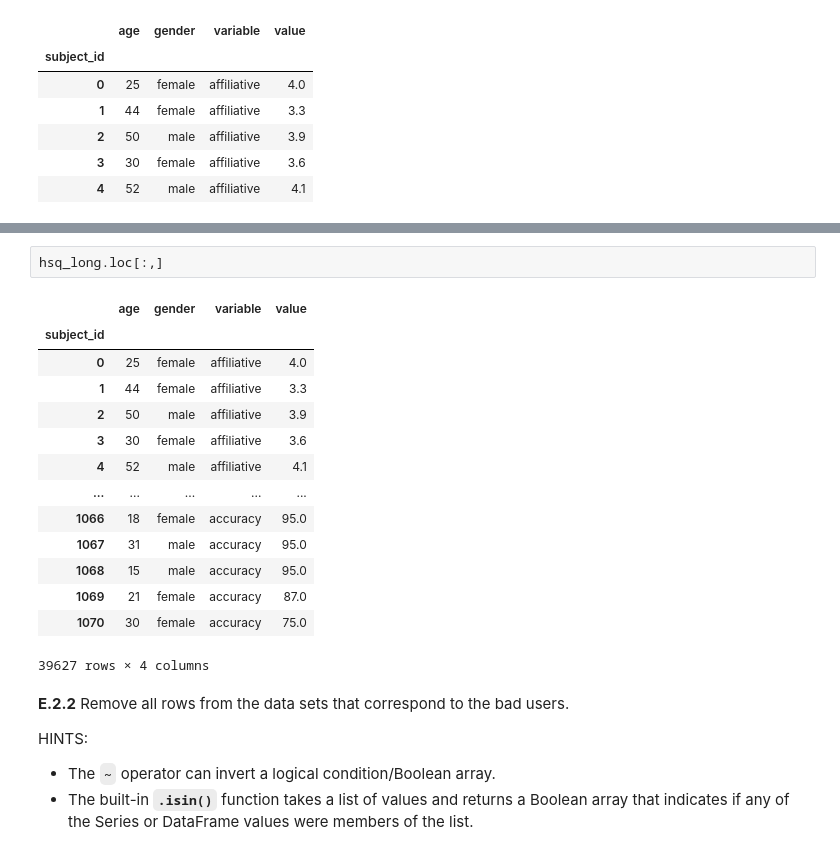
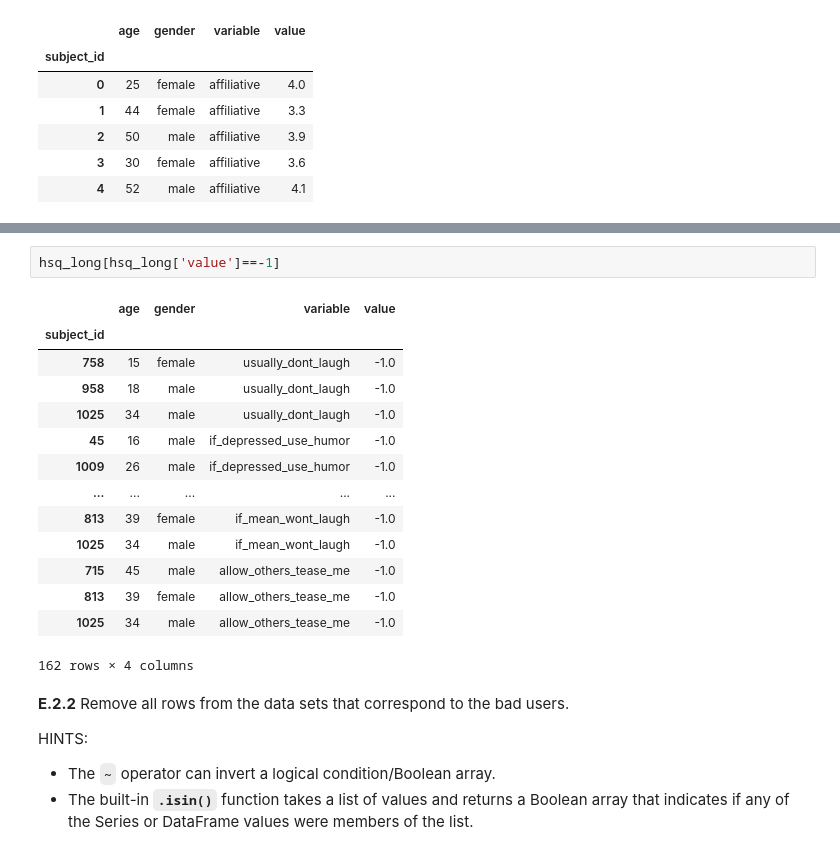
Before and after one commit to isaishaq/KYouthDSBC, a Jupyter notebook: homework-6/pandas-data-transformation-lab.ipynb, the cells around one changed output, grey strips where cells are left out. Cells and saved outputs as stored; diff of their text form.

```diff
--- a/homework-6/pandas-data-transformation-lab.ipynb
+++ b/homework-6/pandas-data-transformation-lab.ipynb
@@ -686,20 +691,20 @@ hsq_long[hsq_long==-1]
-# %%
-hsq_long.loc[:,]
-# %% [output]
-|  | age | gender | variable | value |
-| subject_id |  |  |  |  |
-| 0 | 25 | female | affiliative | 4.0 |
-| 1 | 44 | female | affiliative | 3.3 |
-| 2 | 50 | male | affiliative | 3.9 |
-| 3 | 30 | female | affiliative | 3.6 |
-| 4 | 52 | male | affiliative | 4.1 |
-| ... | ... | ... | ... | ... |
-| 1066 | 18 | female | accuracy | 95.0 |
-| 1067 | 31 | male | accuracy | 95.0 |
-| 1068 | 15 | male | accuracy | 95.0 |
-| 1069 | 21 | female | accuracy | 87.0 |
-| 1070 | 30 | female | accuracy | 75.0 |
-39627 rows × 4 columns
+# %%
+hsq_long[hsq_long['value']==-1]
+# %% [output]
+|  | age | gender | variable | value |
+| subject_id |  |  |  |  |
+| 758 | 15 | female | usually_dont_laugh | -1.0 |
+| 958 | 18 | male | usually_dont_laugh | -1.0 |
+| 1025 | 34 | male | usually_dont_laugh | -1.0 |
+| 45 | 16 | male | if_depressed_use_humor | -1.0 |
+| 1009 | 26 | male | if_depressed_use_humor | -1.0 |
+| ... | ... | ... | ... | ... |
+| 813 | 39 | female | if_mean_wont_laugh | -1.0 |
+| 1025 | 34 | male | if_mean_wont_laugh | -1.0 |
+| 715 | 45 | male | allow_others_tease_me | -1.0 |
+| 813 | 39 | female | allow_others_tease_me | -1.0 |
+| 1025 | 34 | male | allow_others_tease_me | -1.0 |
+162 rows × 4 columns
 # %% [markdown]
 **E.2.2** Remove all rows from the data sets that correspond to the bad users.
 
```
Also changed, not shown: parts of 29 cells of this notebook.
